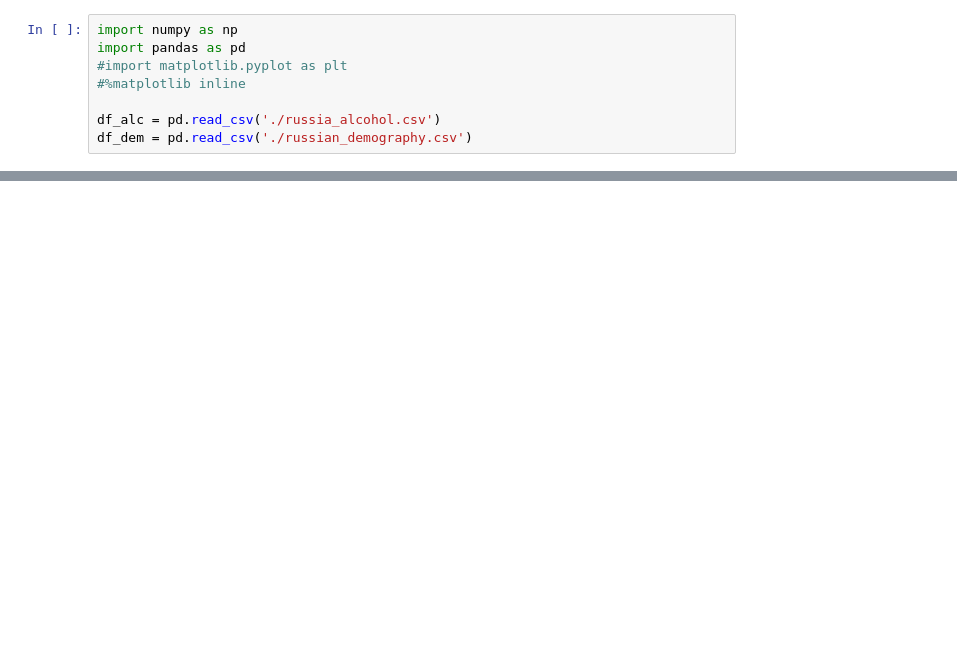
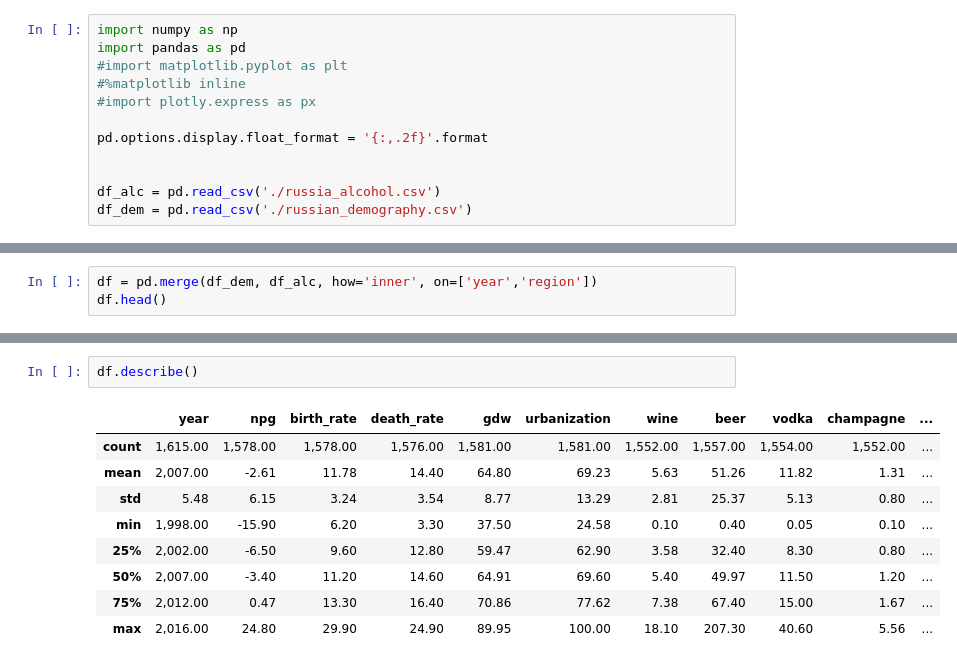
Before and after one commit to michaeltosic/alcohol-in-russia, a Jupyter notebook: russian-demographics-and-alcohol.ipynb, the cells around one changed output, grey strips where cells are left out. Saved outputs shown, nothing was run; the diff lists cells and outputs as text; blank space fills up the shorter version.

```diff
--- a/russian-demographics-and-alcohol.ipynb
+++ b/russian-demographics-and-alcohol.ipynb
@@ -3,6 +3,10 @@ import numpy as np
 import pandas as pd
 #import matplotlib.pyplot as plt
 #%matplotlib inline
+#import plotly.express as px
+
+pd.options.display.float_format = '{:,.2f}'.format
+
 
 df_alc = pd.read_csv('./russia_alcohol.csv')
 df_dem = pd.read_csv('./russian_demography.csv')
@@ -26,0 +82,3 @@ df_dem.head()
+# %%
+df = pd.merge(df_dem, df_alc, how='inner', on=['year','region'])
+df.head()
@@ -26,0 +92,12 @@ df_dem.head()
+# %%
+df.describe()
+# %% [output]
+|  | year | npg | birth_rate | death_rate | gdw | urbanization | wine | beer | vodka | champagne | ... |
+| count | 1,615.00 | 1,578.00 | 1,578.00 | 1,576.00 | 1,581.00 | 1,581.00 | 1,552.00 | 1,557.00 | 1,554.00 | 1,552.00 | ... |
+| mean | 2,007.00 | -2.61 | 11.78 | 14.40 | 64.80 | 69.23 | 5.63 | 51.26 | 11.82 | 1.31 | ... |
+| std | 5.48 | 6.15 | 3.24 | 3.54 | 8.77 | 13.29 | 2.81 | 25.37 | 5.13 | 0.80 | ... |
+| min | 1,998.00 | -15.90 | 6.20 | 3.30 | 37.50 | 24.58 | 0.10 | 0.40 | 0.05 | 0.10 | ... |
+| 25% | 2,002.00 | -6.50 | 9.60 | 12.80 | 59.47 | 62.90 | 3.58 | 32.40 | 8.30 | 0.80 | ... |
+| 50% | 2,007.00 | -3.40 | 11.20 | 14.60 | 64.91 | 69.60 | 5.40 | 49.97 | 11.50 | 1.20 | ... |
+| 75% | 2,012.00 | 0.47 | 13.30 | 16.40 | 70.86 | 77.62 | 7.38 | 67.40 | 15.00 | 1.67 | ... |
+| max | 2,016.00 | 24.80 | 29.90 | 24.90 | 89.95 | 100.00 | 18.10 | 207.30 | 40.60 | 5.56 | ... |
```
Also changed, not shown: parts of 12 cells of this notebook, 1 other file.
